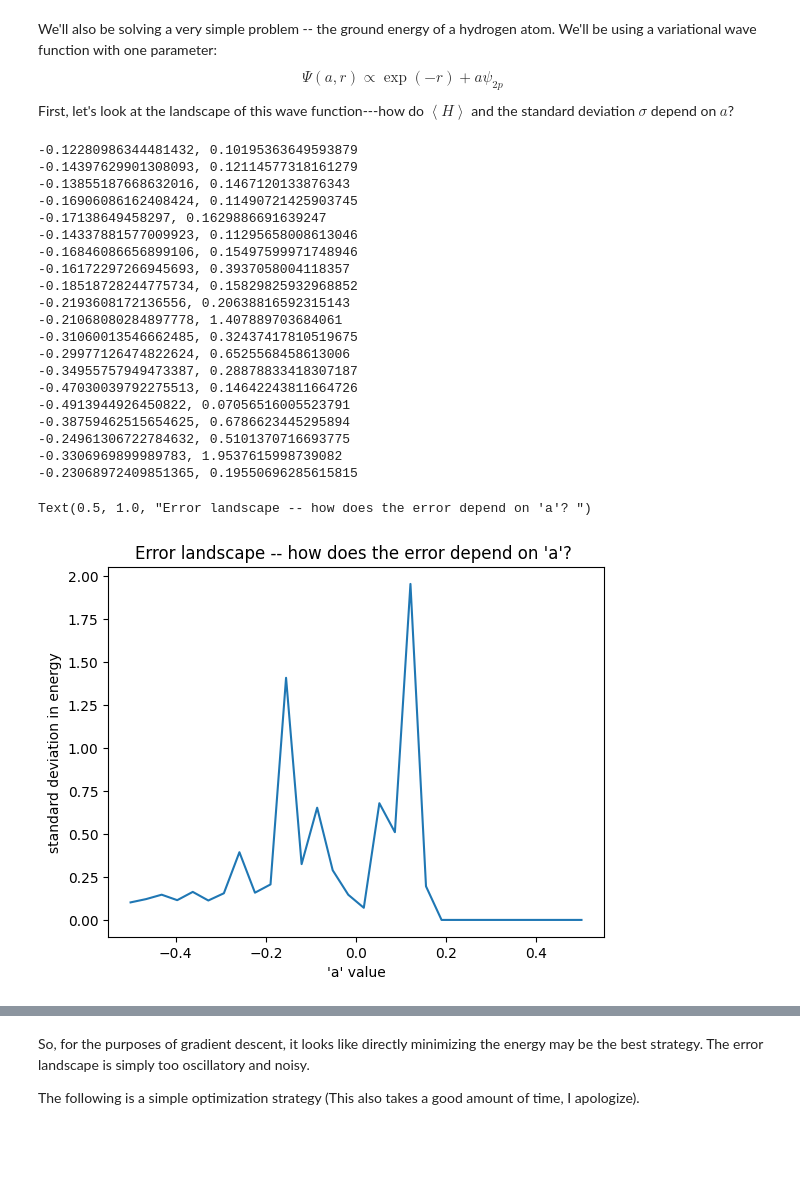
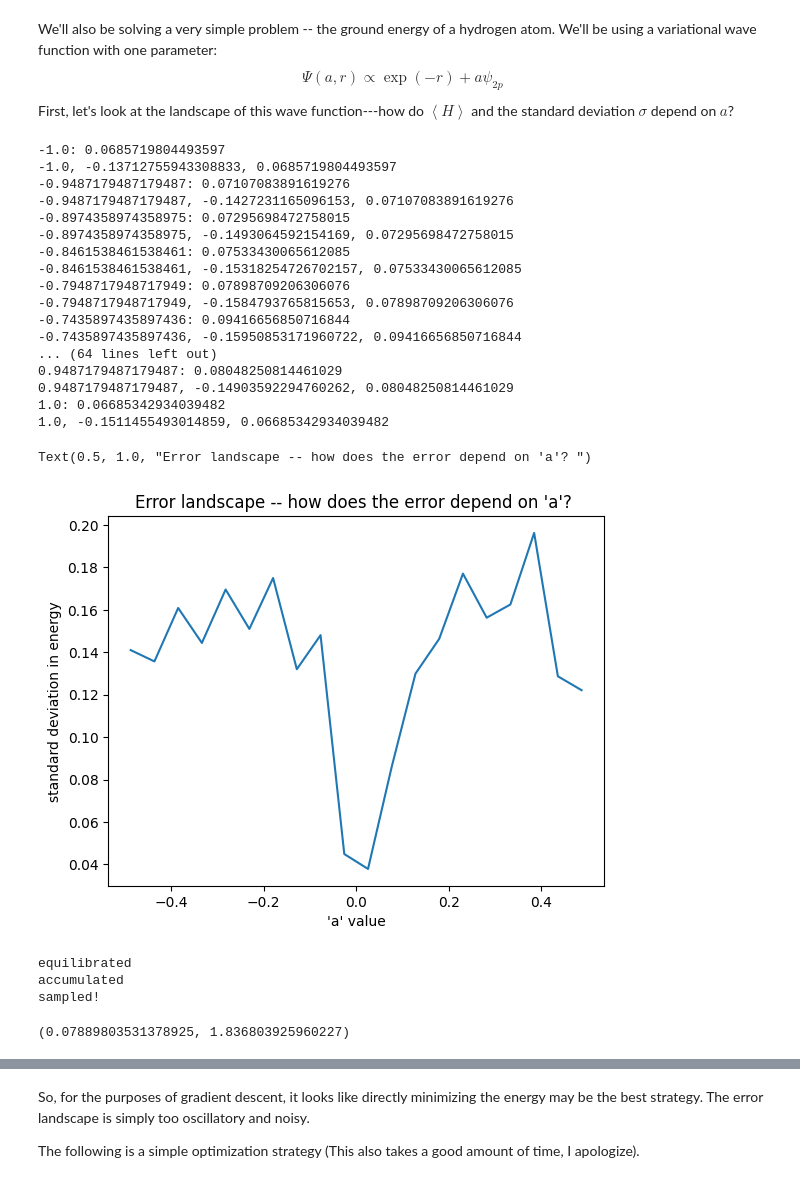
Before and after one commit to nathanr29/Intro-to-Quantum-Monte-Carlo, a Jupyter notebook: QMC/Sampling and VMC.ipynb, the cells around one changed output, grey strips where cells are left out. Saved outputs shown, nothing was run; the diff lists cells and outputs as text; code cells hidden in the pictures; blank space fills up the shorter version.

```diff
--- a/QMC/Sampling and VMC.ipynb
+++ b/QMC/Sampling and VMC.ipynb
@@ -283,42 +303,46 @@ def psi(X, a):
 # %%
 #Calculating the full landscape:
 
-a_s = np.linspace(-0.5, 0.5, 30)
-E_s = np.zeros(30)
-errs= np.zeros(30)
+a_s = np.linspace(-1, 1, 40)
+E_s = np.zeros(40)
+errs= np.zeros(40)
 
-for i in range(20):
+for i in range(40):
     E_s[i], errs[i] = evaluate(a_s[i], psi, V_c, M=500)
-    print(f'{E_s[i]}, {errs[i]}')
+    print(f'{a_s[i]}, {E_s[i]}, {errs[i]}')
 # %% [output]
--0.12280986344481432, 0.10195363649593879
--0.14397629901308093, 0.12114577318161279
--0.13855187668632016, 0.1467120133876343
--0.16906086162408424, 0.11490721425903745
--0.17138649458297, 0.1629886691639247
--0.14337881577009923, 0.11295658008613046
--0.16846086656899106, 0.15497599971748946
--0.16172297266945693, 0.3937058004118357
--0.18518728244775734, 0.15829825932968852
--0.2193608172136556, 0.20638816592315143
--0.21068080284897778, 1.407889703684061
--0.31060013546662485, 0.32437417810519675
--0.29977126474822624, 0.6525568458613006
--0.34955757949473387, 0.28878833418307187
--0.47030039792275513, 0.14642243811664726
--0.4913944926450822, 0.07056516005523791
--0.38759462515654625, 0.6786623445295894
--0.24961306722784632, 0.5101370716693775
--0.3306969899989783, 1.9537615998739082
--0.23068972409851365, 0.19550696285615815
+-1.0: 0.0685719804493597
+-1.0, -0.13712755943308833, 0.0685719804493597
+-0.9487179487179487: 0.07107083891619276
+-0.9487179487179487, -0.1427231165096153, 0.07107083891619276
+-0.8974358974358975: 0.07295698472758015
+-0.8974358974358975, -0.1493064592154169, 0.07295698472758015
+-0.8461538461538461: 0.07533430065612085
+-0.8461538461538461, -0.15318254726702157, 0.07533430065612085
+-0.7948717948717949: 0.07898709206306076
+-0.7948717948717949, -0.1584793765815653, 0.07898709206306076
+-0.7435897435897436: 0.09416656850716844
+-0.7435897435897436, -0.15950853171960722, 0.09416656850716844
+... (64 lines left out)
+0.9487179487179487: 0.08048250814461029
+0.9487179487179487, -0.14903592294760262, 0.08048250814461029
+1.0: 0.06685342934039482
+1.0, -0.1511455493014859, 0.06685342934039482
 # %%
-plt.plot(a_s, errs)
+plt.plot(a_s[10:30], errs[10:30])
 plt.xlabel('\'a\' value')
 plt.ylabel('standard deviation in energy')
 plt.title('Error landscape -- how does the error depend on \'a\'? ')
 # %% [output]
 Text(0.5, 1.0, "Error landscape -- how does the error depend on 'a'? ")
-[figure, old version]
+[figure, new version]
+# %%
+evaluate(1.8974358974358974, psi, V_c, M=500)
+# %% [output]
+equilibrated
+accumulated
+sampled!
+(0.07889803531378925, 1.836803925960227)
 # %%
 plt.plot(a_s, E_s)
 plt.xlabel('\'a\' value')
```
Also changed, not shown: parts of 21 cells of this notebook, 2 other files.
